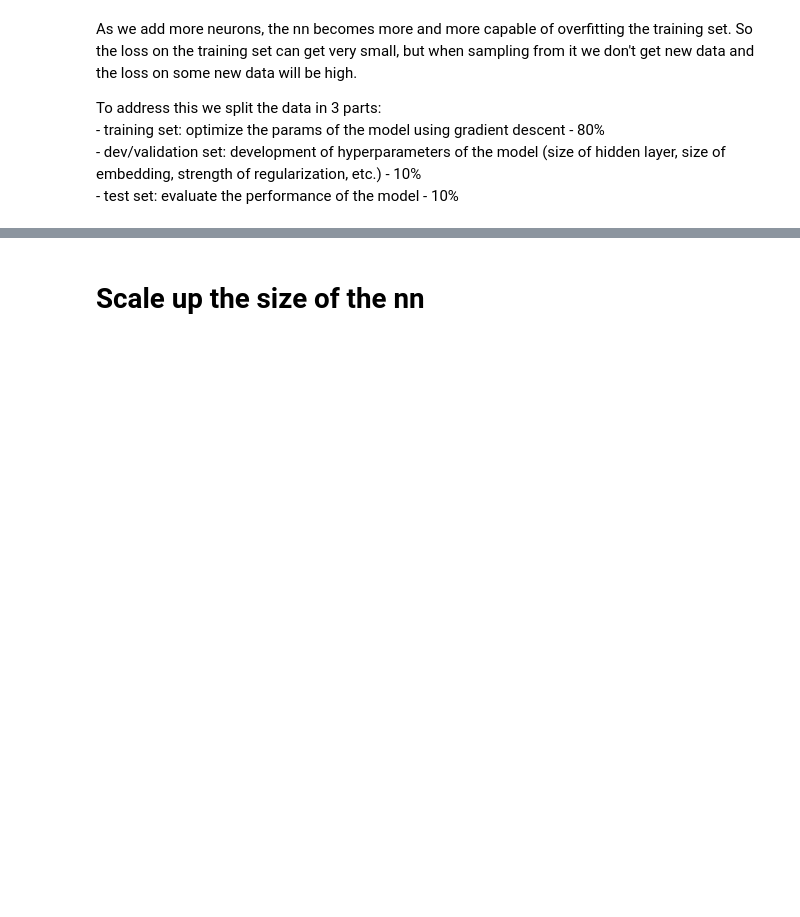
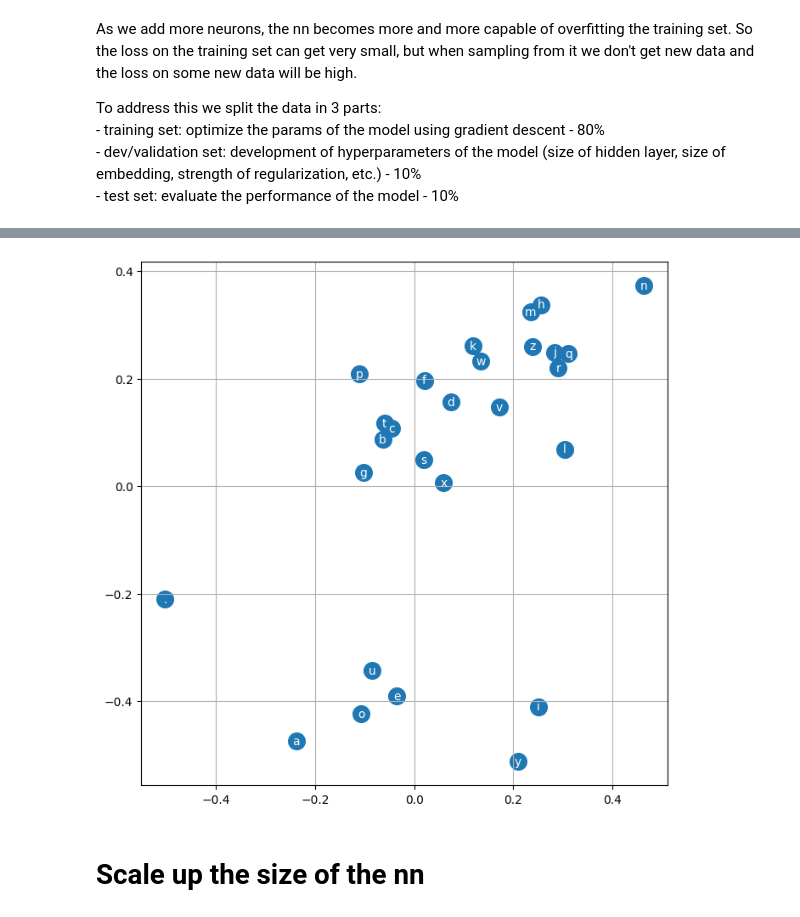
Before and after one commit to HalmaiErik/ai-learning, a Jupyter notebook: mlp_character/eval.ipynb, the cells around one changed output, grey strips where cells are left out. Drawn from its saved outputs; the diff is of its cells as text; code cells hidden in the pictures; blank space fills up the shorter version.

```diff
--- a/mlp_character/eval.ipynb
+++ b/mlp_character/eval.ipynb
@@ -147,3 +150,11 @@ tensor(2.4482, grad_fn=<NllLossBackward0>)
+# %%
+plt.figure(figsize=(8,8))
+plt.scatter(mlp.C[:,0].data, mlp.C[:,1].data, s=200)
+for i in range(mlp.C.shape[0]):
+    plt.text(mlp.C[i,0].item(), mlp.C[i,1].item(), itos[i], ha="center", va="center", color='white')
+plt.grid('minor')
+# %% [output]
+[figure, added]
 # %% [markdown]
 # Scale up the size of the nn
 # %% [markdown]
```
Also changed, not shown: parts of 9 cells of this notebook.
